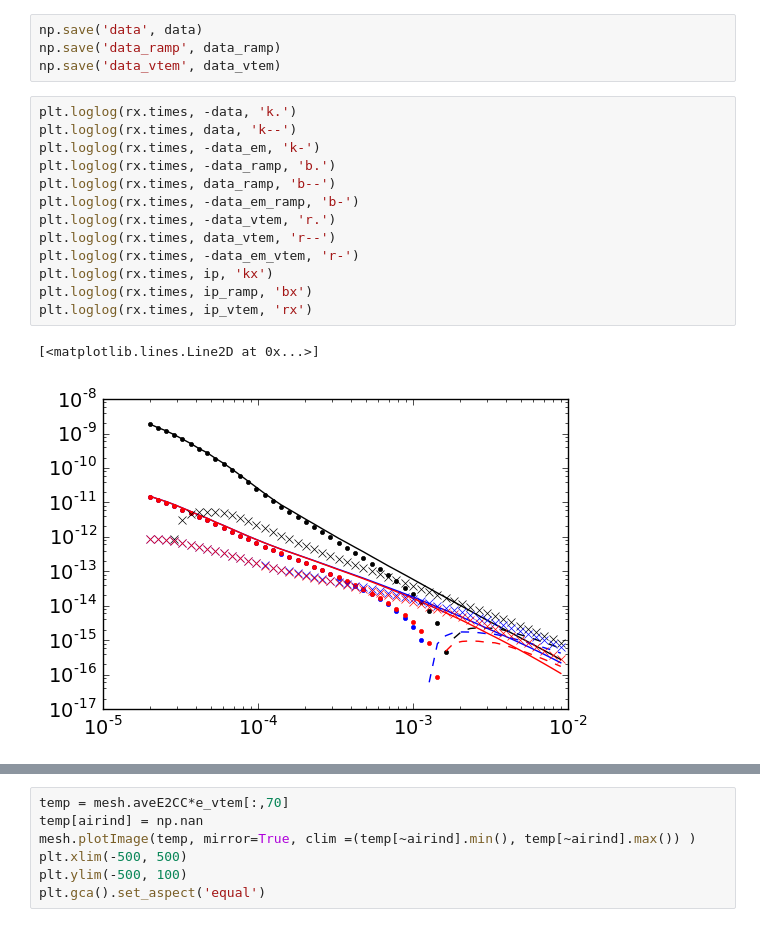
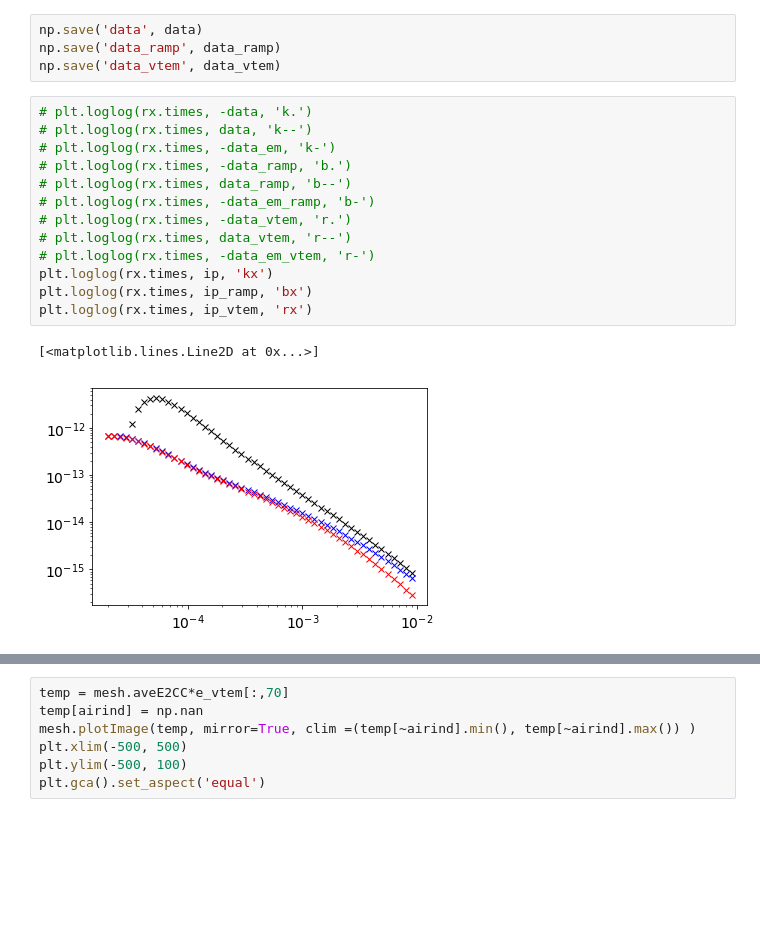
Before and after one commit to sgkang/simpegEMIP, a Jupyter notebook: notebook/TEM_simulation_full.ipynb, the cells around one changed output, grey strips where cells are left out. Drawn from its saved outputs; the diff is of its cells as text; blank space fills up the shorter version.

```diff
--- a/notebook/TEM_simulation_full.ipynb
+++ b/notebook/TEM_simulation_full.ipynb
@@ -166,21 +142,21 @@ np.save('data', data)
 np.save('data_ramp', data_ramp)
 np.save('data_vtem', data_vtem)
 # %%
-plt.loglog(rx.times, -data, 'k.')
-plt.loglog(rx.times, data, 'k--')
-plt.loglog(rx.times, -data_em, 'k-')
-plt.loglog(rx.times, -data_ramp, 'b.')
-plt.loglog(rx.times, data_ramp, 'b--')
-plt.loglog(rx.times, -data_em_ramp, 'b-')
-plt.loglog(rx.times, -data_vtem, 'r.')
-plt.loglog(rx.times, data_vtem, 'r--')
-plt.loglog(rx.times, -data_em_vtem, 'r-')
+# plt.loglog(rx.times, -data, 'k.')
+# plt.loglog(rx.times, data, 'k--')
+# plt.loglog(rx.times, -data_em, 'k-')
+# plt.loglog(rx.times, -data_ramp, 'b.')
+# plt.loglog(rx.times, data_ramp, 'b--')
+# plt.loglog(rx.times, -data_em_ramp, 'b-')
+# plt.loglog(rx.times, -data_vtem, 'r.')
+# plt.loglog(rx.times, data_vtem, 'r--')
+# plt.loglog(rx.times, -data_em_vtem, 'r-')
 plt.loglog(rx.times, ip, 'kx')
 plt.loglog(rx.times, ip_ramp, 'bx')
 plt.loglog(rx.times, ip_vtem, 'rx')
 # %% [output]
 [<matplotlib.lines.Line2D at 0x...>]
-[figure, old version]
+[figure, new version]
 # %%
 plt.loglog(rx.times, ip, 'k')
 plt.loglog(rx.times, ip_ramp, 'b')
```
Also changed, not shown: parts of 9 cells of this notebook, 26 other files.
